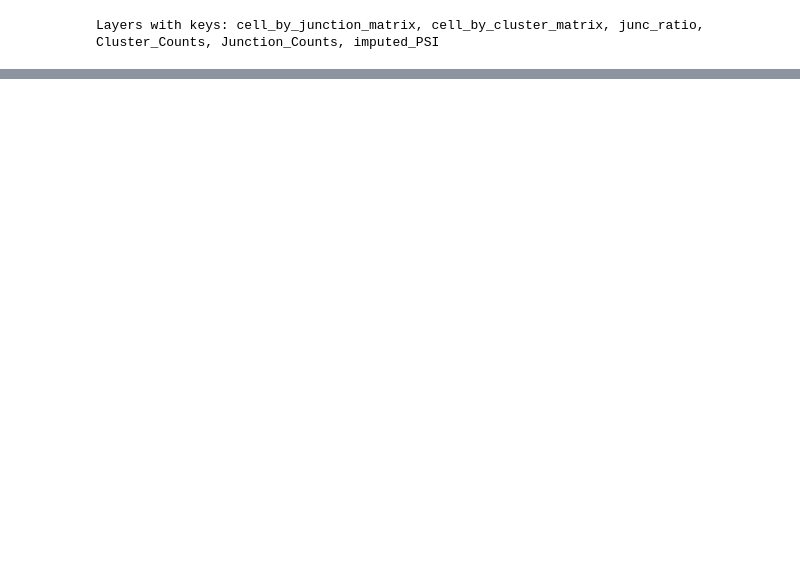
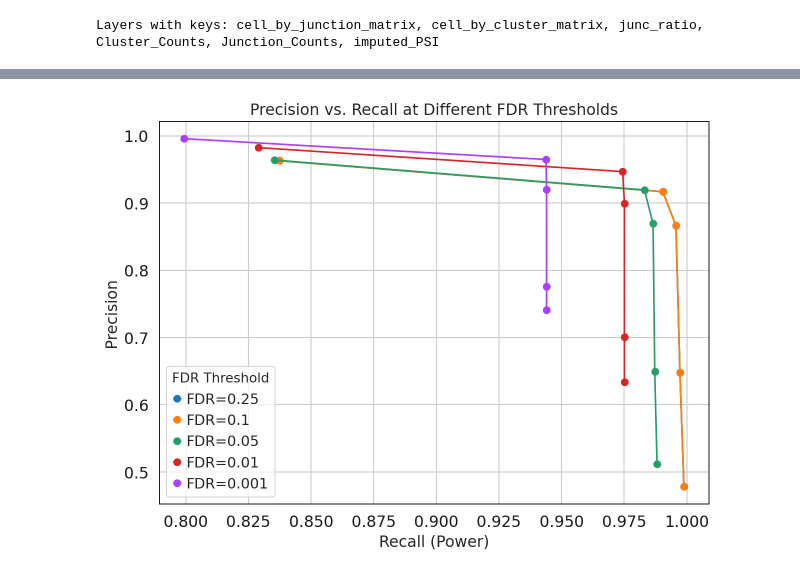
Before and after one commit to daklab/LeafletFA, a Jupyter notebook: notebooks/simulation_analysis/leafletfa_simulation_test.ipynb, the cells around one changed output, grey strips where cells are left out. Saved outputs shown, nothing was run; the diff lists cells and outputs as text; code cells hidden in the pictures; blank space fills up the shorter version.

```diff
--- a/notebooks/simulation_analysis/leafletfa_simulation_test.ipynb
+++ b/notebooks/simulation_analysis/leafletfa_simulation_test.ipynb
@@ -599,0 +597,15 @@ leaflet_model.alpha
+# %%
+plt.figure(figsize=(8, 6))
+for fdr in sorted(summary_df["fdr_threshold"].unique(), reverse=True):
+    subset = summary_df[summary_df["fdr_threshold"] == fdr]
+    plt.plot(subset["Power"], subset["Precision"], marker="o", label=f"FDR={fdr}")
+
+plt.xlabel("Recall (Power)")
+plt.ylabel("Precision")
+plt.title("Precision vs. Recall at Different FDR Thresholds")
+plt.legend(title="FDR Threshold")
+plt.grid(True)
+plt.tight_layout()
+plt.show()
+# %% [output]
+[figure, added]
```
Also changed, not shown: parts of 42 cells of this notebook, 18 other files.
